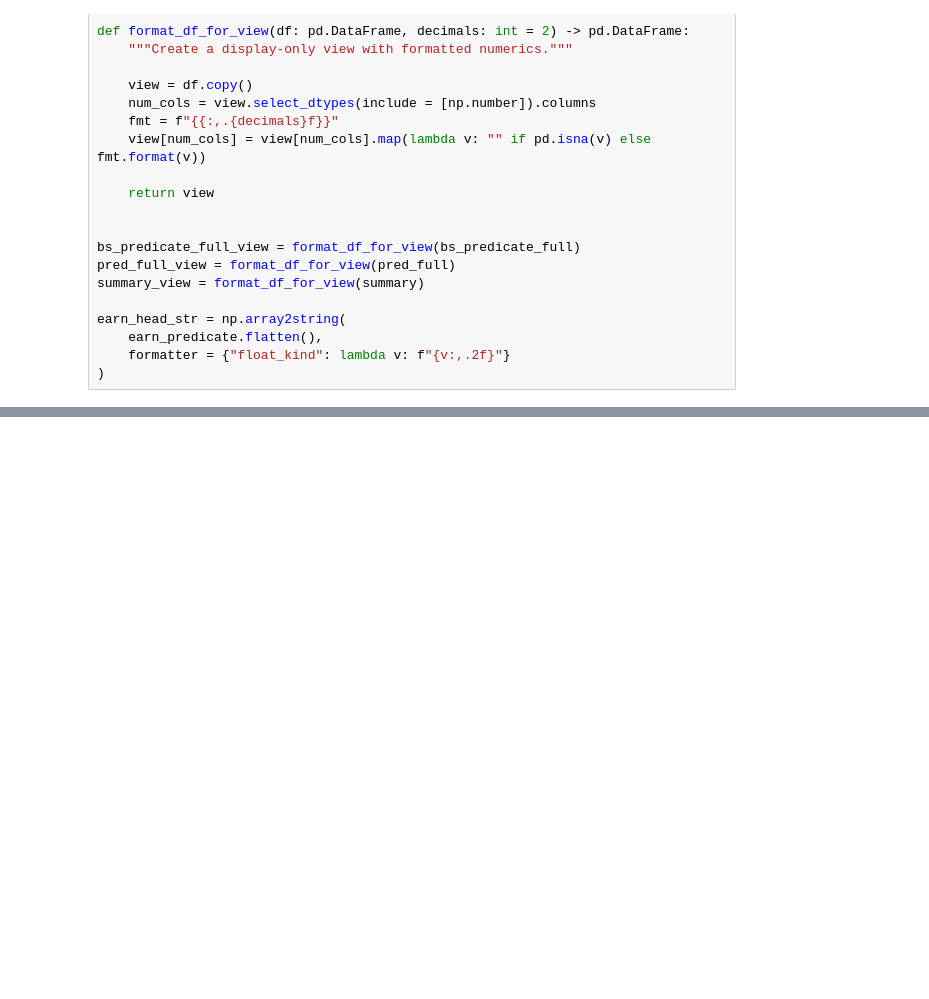
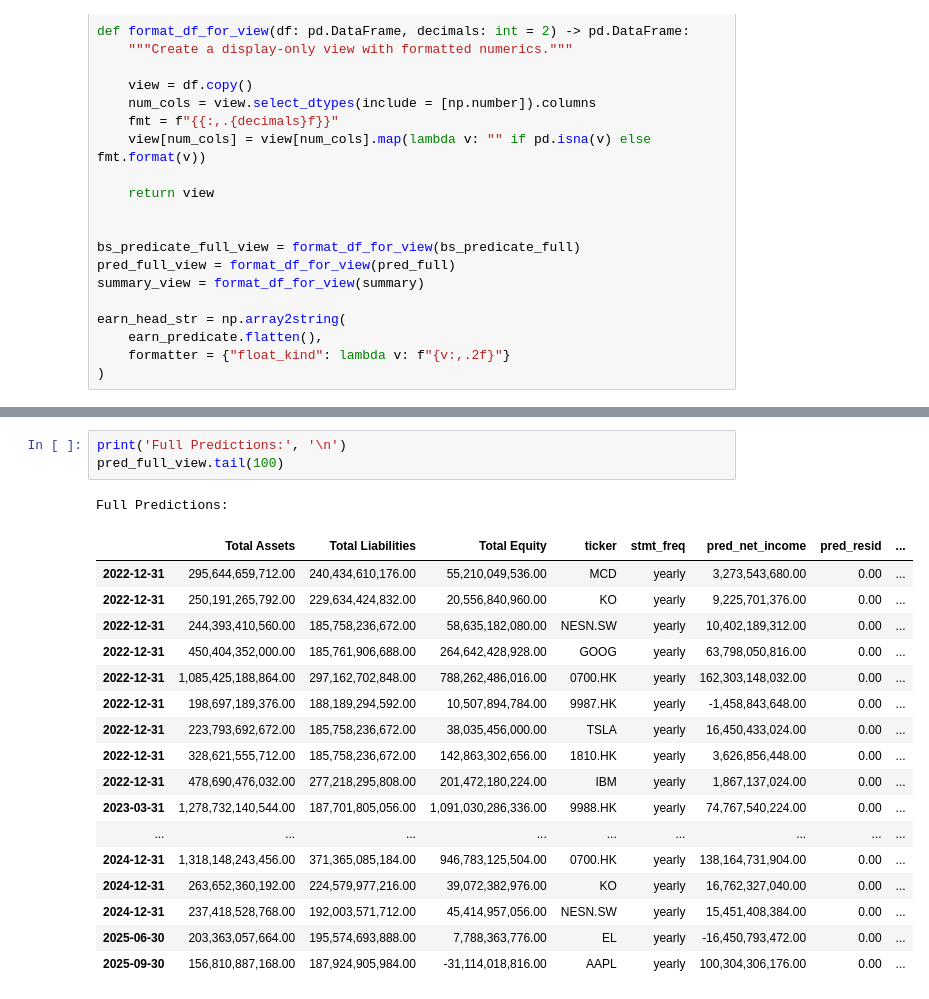
Before and after one commit to heart1e/JP_MLAI, a Jupyter notebook: Question_1/notebooks/JPM_MLCOE_TSRL_2026_Q1.ipynb, the cells around one changed output, grey strips where cells are left out. Saved outputs shown, nothing was run; the diff lists cells and outputs as text; blank space fills up the shorter version.

```diff
--- a/Question_1/notebooks/JPM_MLCOE_TSRL_2026_Q1.ipynb
+++ b/Question_1/notebooks/JPM_MLCOE_TSRL_2026_Q1.ipynb
@@ -631,0 +834,22 @@ earn_head_str = np.array2string(
+# %%
+print('Full Predictions:', '\n')
+pred_full_view.tail(100)
+# %% [output]
+Full Predictions:
+|  | Total Assets | Total Liabilities | Total Equity | ticker | stmt_freq | pred_net_income | pred_resid | ... |
+| 2022-12-31 | 295,644,659,712.00 | 240,434,610,176.00 | 55,210,049,536.00 | MCD | yearly | 3,273,543,680.00 | 0.00 | ... |
+| 2022-12-31 | 250,191,265,792.00 | 229,634,424,832.00 | 20,556,840,960.00 | KO | yearly | 9,225,701,376.00 | 0.00 | ... |
+| 2022-12-31 | 244,393,410,560.00 | 185,758,236,672.00 | 58,635,182,080.00 | NESN.SW | yearly | 10,402,189,312.00 | 0.00 | ... |
+| 2022-12-31 | 450,404,352,000.00 | 185,761,906,688.00 | 264,642,428,928.00 | GOOG | yearly | 63,798,050,816.00 | 0.00 | ... |
+| 2022-12-31 | 1,085,425,188,864.00 | 297,162,702,848.00 | 788,262,486,016.00 | 0700.HK | yearly | 162,303,148,032.00 | 0.00 | ... |
+| 2022-12-31 | 198,697,189,376.00 | 188,189,294,592.00 | 10,507,894,784.00 | 9987.HK | yearly | -1,458,843,648.00 | 0.00 | ... |
+| 2022-12-31 | 223,793,692,672.00 | 185,758,236,672.00 | 38,035,456,000.00 | TSLA | yearly | 16,450,433,024.00 | 0.00 | ... |
+| 2022-12-31 | 328,621,555,712.00 | 185,758,236,672.00 | 142,863,302,656.00 | 1810.HK | yearly | 3,626,856,448.00 | 0.00 | ... |
+| 2022-12-31 | 478,690,476,032.00 | 277,218,295,808.00 | 201,472,180,224.00 | IBM | yearly | 1,867,137,024.00 | 0.00 | ... |
+| 2023-03-31 | 1,278,732,140,544.00 | 187,701,805,056.00 | 1,091,030,286,336.00 | 9988.HK | yearly | 74,767,540,224.00 | 0.00 | ... |
+| ... | ... | ... | ... | ... | ... | ... | ... | ... |
+| 2024-12-31 | 1,318,148,243,456.00 | 371,365,085,184.00 | 946,783,125,504.00 | 0700.HK | yearly | 138,164,731,904.00 | 0.00 | ... |
+| 2024-12-31 | 263,652,360,192.00 | 224,579,977,216.00 | 39,072,382,976.00 | KO | yearly | 16,762,327,040.00 | 0.00 | ... |
+| 2024-12-31 | 237,418,528,768.00 | 192,003,571,712.00 | 45,414,957,056.00 | NESN.SW | yearly | 15,451,408,384.00 | 0.00 | ... |
+| 2025-06-30 | 203,363,057,664.00 | 195,574,693,888.00 | 7,788,363,776.00 | EL | yearly | -16,450,793,472.00 | 0.00 | ... |
+| 2025-09-30 | 156,810,887,168.00 | 187,924,905,984.00 | -31,114,018,816.00 | AAPL | yearly | 100,304,306,176.00 | 0.00 | ... |
```
Also changed, not shown: parts of 16 cells of this notebook.
